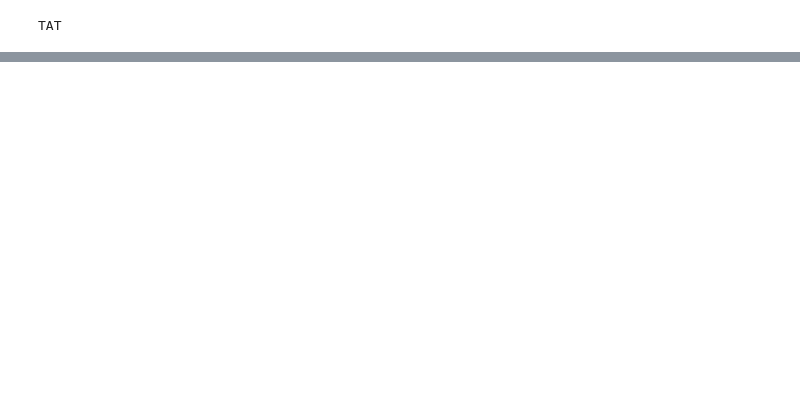
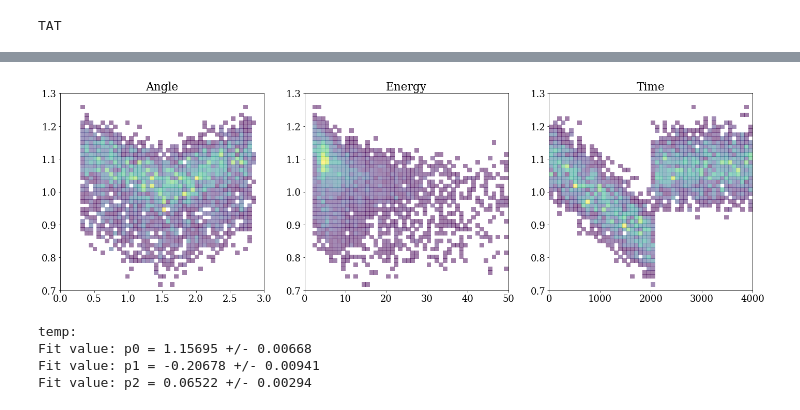
Before and after one commit to gaozmm/Playground_gaozm, a Jupyter notebook: Play_for_stats/Problem_set/ProblemSet2020_KianGao.ipynb, the cells around one changed output, grey strips where cells are left out. Drawn from its saved outputs; the diff is of its cells as text; code cells hidden in the pictures; blank space fills up the shorter version.

```diff
--- a/Play_for_stats/Problem_set/ProblemSet2020_KianGao.ipynb
+++ b/Play_for_stats/Problem_set/ProblemSet2020_KianGao.ipynb
@@ -639,0 +695,31 @@ TAT
+# %%
+#set mpl font
+# Set som plotting standards:
+import matplotlib as mpl
+font = {'family' : 'serif',
+        'weight' : 'normal',
+        'size'   : 18}
+mpl.rc('font', **font)
+theta_data = beta_data[:,1]
+energy_data = beta_data[:,2]
+time_data = beta_data[:,3]
+# %%
+fig_2D, axes = plt.subplots(1,3, figsize=(24,7))
+ax_angle = axes[0]
+ax_energy = axes[1]
+ax_time = axes[2]
+ax_angle.set_title('Angle')
+ax_energy.set_title('Energy')
+ax_time.set_title('Time')
+energy_binning = (0,50)
+time_binning = (0,4000)
+angle_binning = (0,3)
+beta_binning=(0.7,1.3)
+
+ax_angle.hist2d(theta_data, beta_ini, bins=50, range=[angle_binning, beta_binning], cmin=1, alpha=0.5)
+ax_time.hist2d(time_data, beta_ini, bins=50, range=[time_binning, beta_binning], cmin=1, alpha=0.5)
+ax_energy.hist2d(energy_data, beta_ini, bins=50, range=[energy_binning, beta_binning], cmin=1, alpha=0.5)
+
+plt.show()
+# %% [output]
+[figure, added]
@@ -639,0 +732,35 @@ TAT
+# %%
+# mask = (0.5 < x_center_angle2D) & (x_center_angle2D < 2.5)
+chi2_object = Chi2Regression(parabola, x_center_angle2D, mean_angle2D, std_angle2D)
+
+minuit = Minuit(chi2_object, pedantic=False, p0=1, p1=1, p2=1)
+minuit.migrad();  # perform the actual fit
+
+print("temp:")
+for name in minuit.parameters:
+    print("Fit value: {0} = {1:.5f} +/- {2:.5f}".format(name, minuit.values[name], minuit.errors[name]))
+
+x_fit = np.linspace(0, 25, 1000) # Create the x-axis for the plot of the fitted function
+y_fit = parabola(x_fit, *minuit.args) # the fitted function
+
+ax_angle.plot(x_fit, y_fit, '--', color='green', lw=2,label='fit');
+
+
+Chi2 = minuit.fval
+ndof = len(x_center_angle2D)-3
+d = {'Chi2/d.o.f': "{:.3f} / {:d}".format(Chi2,ndof) ,
+     'Prob'      : "{:.3f}".format(stats.chi2.sf(Chi2, ndof)),
+     'p0'        : "{:.3f} +/- {:.3f}".format(minuit.values['p0'], minuit.errors['p0']),
+     'p1'        : "{:.3f} +/- {:.3f}".format(minuit.values['p1'], minuit.errors['p1']),
+     'p2'        : "{:.3f} +/- {:.3f}".format(minuit.values['p2'], minuit.errors['p2'])}
+
+ax_angle.text(0.6, 0.2, nice_string_output(d, 0), family='monospace',
+               transform=ax_angle.transAxes, fontsize=9, color='k', verticalalignment='top');
+
+
+angle_par = [minuit.values['p0'],minuit.values['p1'],minuit.values['p2']]
+# %% [output]
+temp:
+Fit value: p0 = 1.15695 +/- 0.00668
+Fit value: p1 = -0.20678 +/- 0.00941
+Fit value: p2 = 0.06522 +/- 0.00294
```
Also changed, not shown: parts of 32 cells of this notebook, 2 other files.
